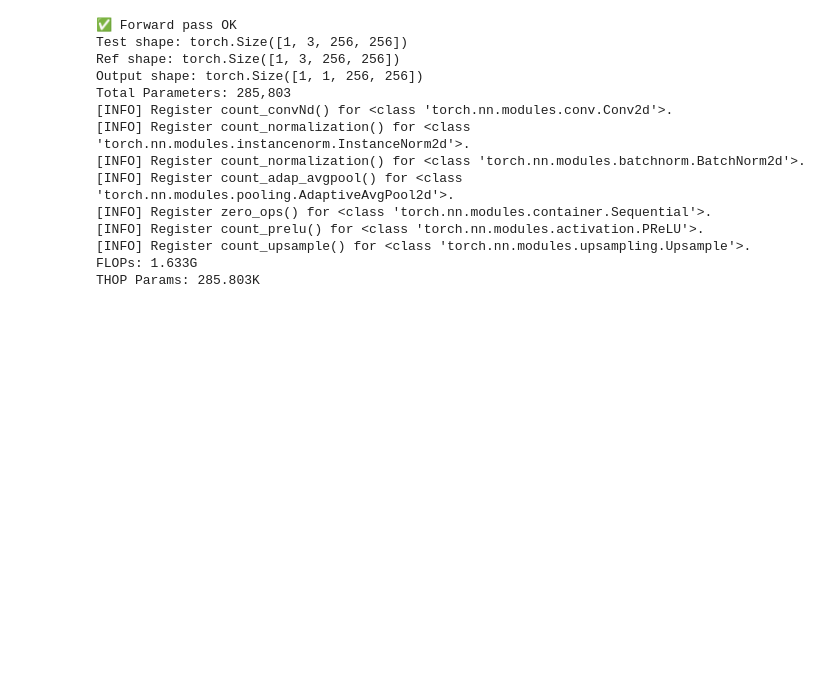
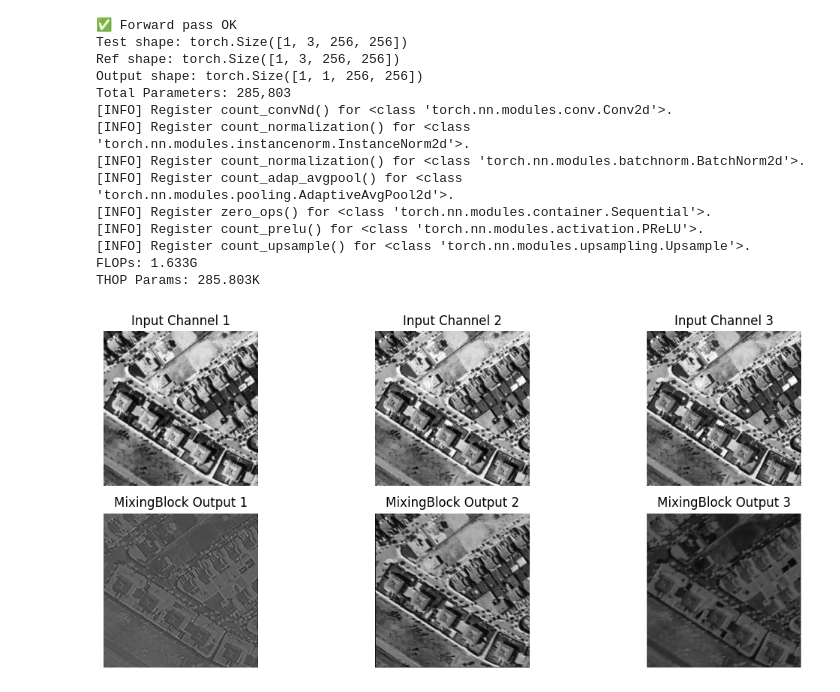
Before and after one commit to Msadr471/TPCV-CD, a Jupyter notebook: test.ipynb, the cells around one changed output. Saved outputs shown, nothing was run; the diff lists cells and outputs as text; code cells hidden in the pictures; blank space fills up the shorter version.

```diff
--- a/test.ipynb
+++ b/test.ipynb
@@ -51,3 +148,35 @@ Total Parameters: 285,803
 [INFO] Register count_upsample() for <class 'torch.nn.modules.upsampling.Upsample'>.
 FLOPs: 1.633G
 THOP Params: 285.803K
+# %%
+import matplotlib.pyplot as plt
+import torchvision.transforms as T
+from PIL import Image
+import torch
+from models.layers import MixingBlock
+
+img = Image.open('348-4610_4_4.png').convert('RGB')
+transform = T.Compose([T.Resize((256, 256)), T.ToTensor()])
+x = transform(img).unsqueeze(0)
+
+mix_block = MixingBlock(ch_in=3*2, ch_out=3)  # ch_in doubled because it stacks two inputs
+mix_block.eval()
+
+with torch.no_grad():
+    out = mix_block(x, x)[0]
+
+fig, axs = plt.subplots(2, 3, figsize=(12, 5))
+
+for i in range(3):
+    axs[0, i].imshow(x[0, i].cpu(), cmap='gray')
+    axs[0, i].set_title(f'Input Channel {i+1}')
+    axs[0, i].axis('off')
+
+    axs[1, i].imshow(out[i].cpu(), cmap='gray')
+    axs[1, i].set_title(f'MixingBlock Output {i+1}')
+    axs[1, i].axis('off')
+
+plt.tight_layout()
+plt.show()
+# %% [output]
+[figure, added]
```
Also changed, not shown: parts of 5 cells of this notebook, 13 other files.
